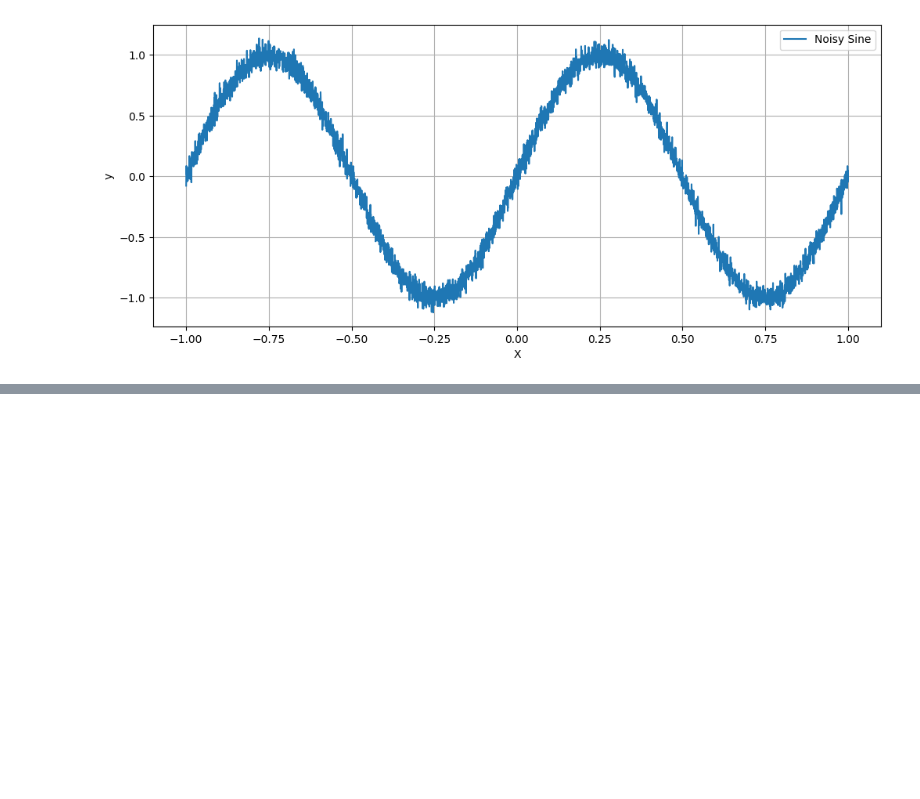
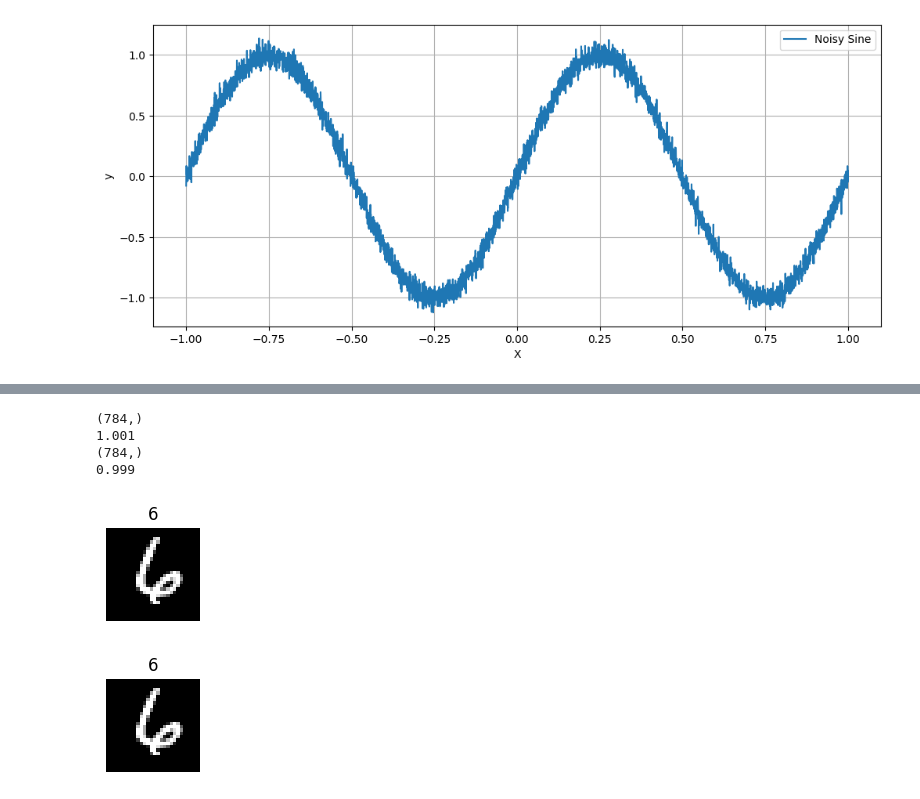
Before and after one commit to apachetechnology/bound_propagation, a Jupyter notebook: src/nbNoisy_sine.ipynb, the cells around one changed output, grey strips where cells are left out. Drawn from its saved outputs; the diff is of its cells as text; code cells hidden in the pictures; blank space fills up the shorter version.

```diff
--- a/src/nbNoisy_sine.ipynb
+++ b/src/nbNoisy_sine.ipynb
@@ -27,0 +140,21 @@ plt.show()
+# %%
+eps = 0.001
+objHR = HyperRectangle.from_eps(listImg, eps)
+
+upper1D = objHR.upper[0][0].numpy().ravel()
+print(upper1D.shape)
+print(norm(upper1D, np.inf))
+
+lower1D = objHR.lower[0][0].numpy().ravel()
+print(lower1D.shape)
+print(norm(lower1D, np.inf))
+
+ShowImg(objHR.upper[0], strTitle, True, cInCh, cInDim, 30)
+ShowImg(objHR.lower[0], strTitle, True, cInCh, cInDim, 30)
+# %% [output]
+(784,)
+1.001
+(784,)
+0.999
+[figure, added]
+[figure, added]
```
Also changed, not shown: parts of 6 cells of this notebook, 2 other files.
